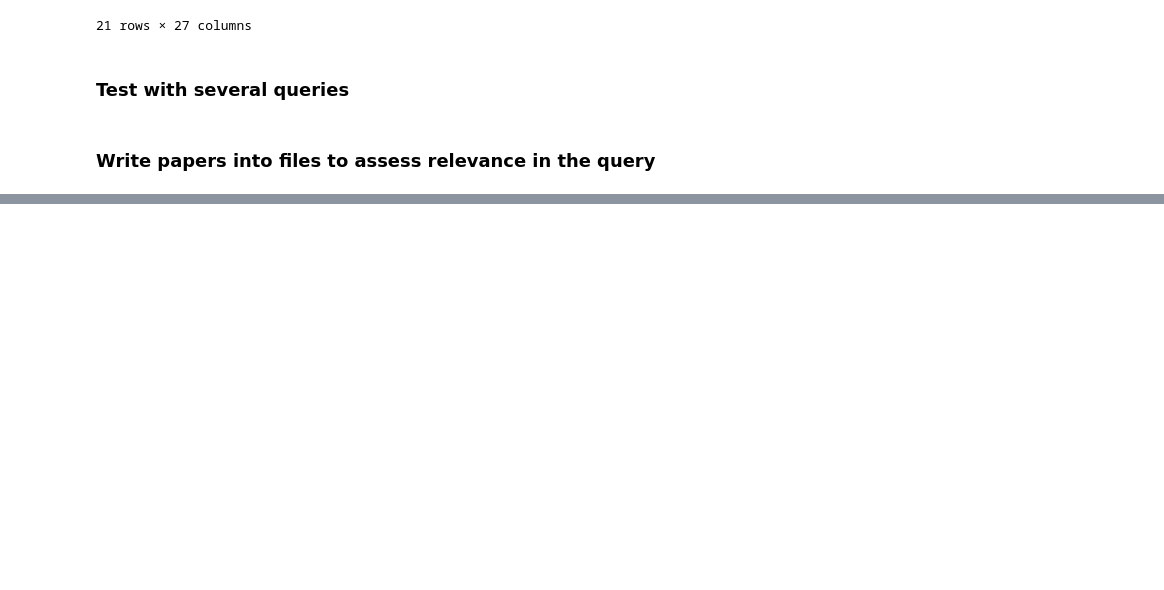
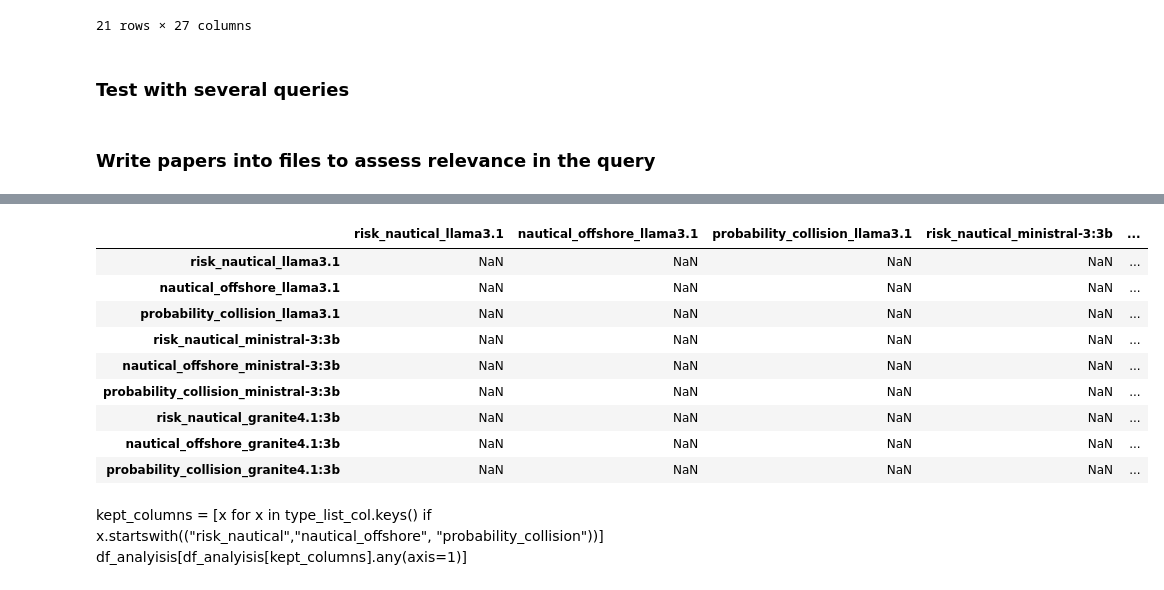
Before and after one commit to TUDelft-CITG/SLR-RAG, a Jupyter notebook: notebooks/test_api_extraction.ipynb, the cells around one changed output, grey strips where cells are left out. Cells and saved outputs as stored; diff of their text form; code cells hidden in the pictures; blank space fills up the shorter version.

```diff
--- a/notebooks/test_api_extraction.ipynb
+++ b/notebooks/test_api_extraction.ipynb
@@ -843,0 +925,13 @@ write_paper_into_markdown(df_recent.head(50))
+# %%
+df_seems_relevant.head()[kept_columns].corr()
+# %% [output]
+|  | risk_nautical_llama3.1 | nautical_offshore_llama3.1 | probability_collision_llama3.1 | risk_nautical_ministral-3:3b | ... |
+| risk_nautical_llama3.1 | NaN | NaN | NaN | NaN | ... |
+| nautical_offshore_llama3.1 | NaN | NaN | NaN | NaN | ... |
+| probability_collision_llama3.1 | NaN | NaN | NaN | NaN | ... |
+| risk_nautical_ministral-3:3b | NaN | NaN | NaN | NaN | ... |
+| nautical_offshore_ministral-3:3b | NaN | NaN | NaN | NaN | ... |
+| probability_collision_ministral-3:3b | NaN | NaN | NaN | NaN | ... |
+| risk_nautical_granite4.1:3b | NaN | NaN | NaN | NaN | ... |
+| nautical_offshore_granite4.1:3b | NaN | NaN | NaN | NaN | ... |
+| probability_collision_granite4.1:3b | NaN | NaN | NaN | NaN | ... |
@@ -843,0 +940,3 @@ write_paper_into_markdown(df_recent.head(50))
+# %% [markdown]
+kept_columns = [x for x in type_list_col.keys() if x.startswith(("risk_nautical","nautical_offshore", "probability_collision"))]
+df_analyisis[df_analyisis[kept_columns].any(axis=1)]
```
Also changed, not shown: parts of 11 cells of this notebook, 4 other files.
